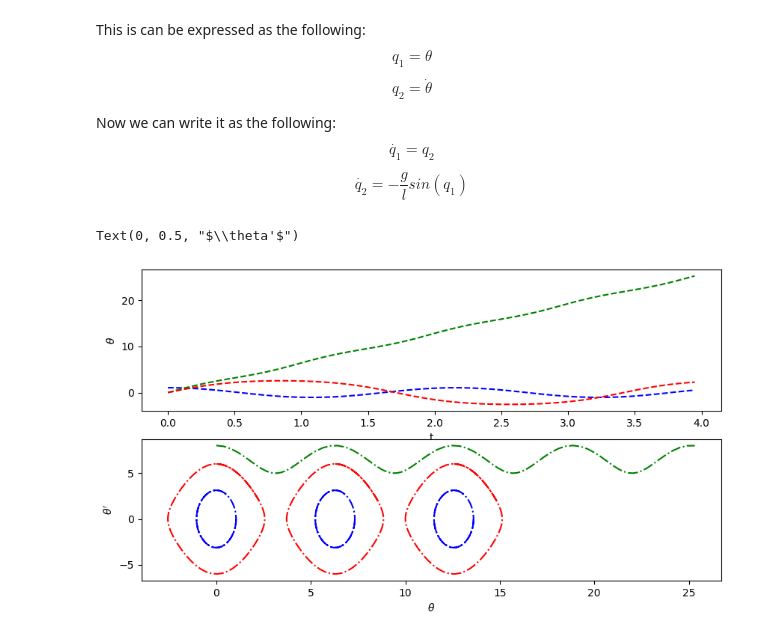
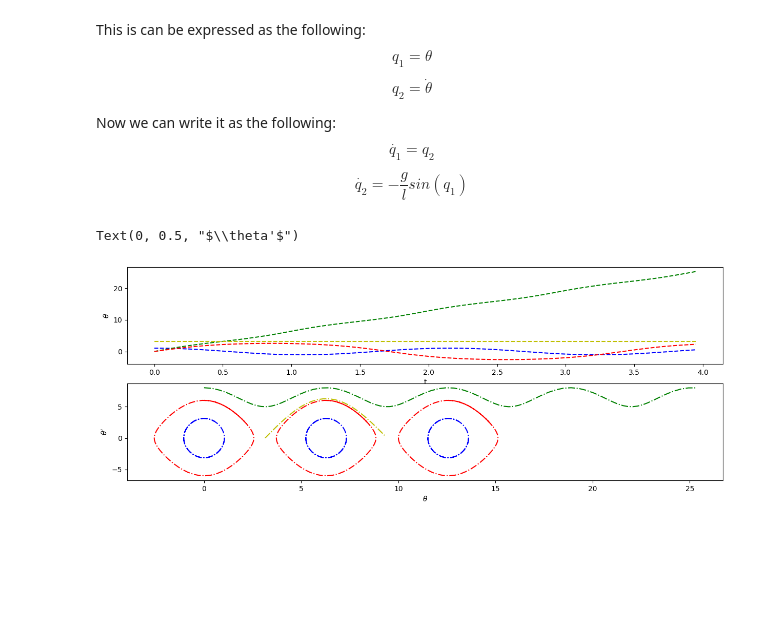
Before and after one commit to MandaKausthubh/Physics-Simulations, a Jupyter notebook: RungeKuttaMethod.ipynb, the cells around one changed output. Saved outputs shown, nothing was run; the diff lists cells and outputs as text; code cells hidden in the pictures; blank space fills up the shorter version.

```diff
--- a/RungeKuttaMethod.ipynb
+++ b/RungeKuttaMethod.ipynb
@@ -50,10 +50,11 @@ def SimulatedFuncValues(x_values, h, q1_0, q2_0, differential):
 
 x_values = np.arange(0,4,0.05)
 
-fig, ax = plt.subplots(2, figsize=(10, 5.4))
+fig, ax = plt.subplots(2, figsize=(15, 5.4))
 ax[0].plot(x_values, SimulatedFuncValues(x_values=x_values, h=0.05, q1_0=(mt.pi/3), q2_0=0, differential=DifferentialForPendulum)[0], '--b')
 ax[0].plot(x_values, SimulatedFuncValues(x_values=x_values, h=0.05, q1_0=0, q2_0=8, differential=DifferentialForPendulum)[0], '--g')
 ax[0].plot(x_values, SimulatedFuncValues(x_values=x_values, h=0.05, q1_0=0, q2_0=6, differential=DifferentialForPendulum)[0], '--r')
+ax[0].plot(x_values, SimulatedFuncValues(x_values=x_values, h=0.05, q1_0=mt.pi, q2_0=0, differential=DifferentialForPendulum)[0], '--y')
 ax[1].plot(
     SimulatedFuncValues(x_values=x_values, h=0.05, q1_0=(mt.pi/3), q2_0=0, differential=DifferentialForPendulum)[0],
     SimulatedFuncValues(x_values=x_values, h=0.05, q1_0=(mt.pi/3), q2_0=0, differential=DifferentialForPendulum)[1],
@@ -63,31 +64,35 @@ ax[1].plot(
     SimulatedFuncValues(x_values=x_values, h=0.05, q1_0=0, q2_0=8, differential=DifferentialForPendulum)[1],
     '-.g')
 ax[1].plot(
     SimulatedFuncValues(x_values=x_values, h=0.05, q1_0=0, q2_0=6, differential=DifferentialForPendulum)[0],
     SimulatedFuncValues(x_values=x_values, h=0.05, q1_0=0, q2_0=6, differential=DifferentialForPendulum)[1],
     '-.r')
 ax[1].plot(
     SimulatedFuncValues(x_values=x_values, h=0.05, q1_0=4*mt.pi, q2_0=6, differential=DifferentialForPendulum)[0],
     SimulatedFuncValues(x_values=x_values, h=0.05, q1_0=4*mt.pi, q2_0=6, differential=DifferentialForPendulum)[1],
     '-.r')
 ax[1].plot(
     SimulatedFuncValues(x_values=x_values, h=0.05, q1_0=(mt.pi/3) + 4*mt.pi, q2_0=0, differential=DifferentialForPendulum)[0],
     SimulatedFuncValues(x_values=x_values, h=0.05, q1_0=(mt.pi/3) + 4*mt.pi, q2_0=0, differential=DifferentialForPendulum)[1],
     '-.b')
 ax[1].plot(
     SimulatedFuncValues(x_values=x_values, h=0.05, q1_0=2*mt.pi, q2_0=6, differential=DifferentialForPendulum)[0],
     SimulatedFuncValues(x_values=x_values, h=0.05, q1_0=2*mt.pi, q2_0=6, differential=DifferentialForPendulum)[1],
     '-.r')
 ax[1].plot(
     SimulatedFuncValues(x_values=x_values, h=0.05, q1_0=(mt.pi/3) + 2*mt.pi, q2_0=0, differential=DifferentialForPendulum)[0],
     SimulatedFuncValues(x_values=x_values, h=0.05, q1_0=(mt.pi/3) + 2*mt.pi, q2_0=0, differential=DifferentialForPendulum)[1],
     '-.b')
+ax[1].plot(
+    SimulatedFuncValues(x_values=x_values, h=0.05, q1_0=(mt.pi)+0.001, q2_0=0, differential=DifferentialForPendulum)[0],
+    SimulatedFuncValues(x_values=x_values, h=0.05, q1_0=(mt.pi)+0.001, q2_0=0, differential=DifferentialForPendulum)[1],
+    '-.y')
 
 ax[0].set_xlabel("t")
 ax[0].set_ylabel(r"$\theta$")
 ax[1].set_xlabel(r"$\theta$")
 ax[1].set_ylabel(r"$\theta'$")
 # ax[0].legend()
 # %% [output]
 Text(0, 0.5, "$\\theta'$")
-[figure, old version]
+[figure, new version]
```
Also changed, not shown: 1 other file.
